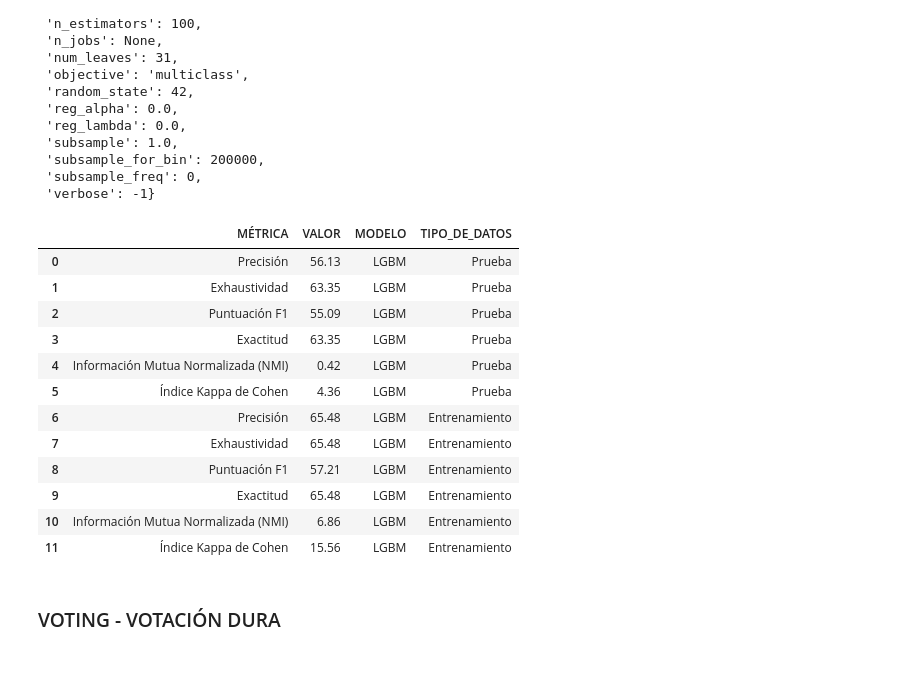
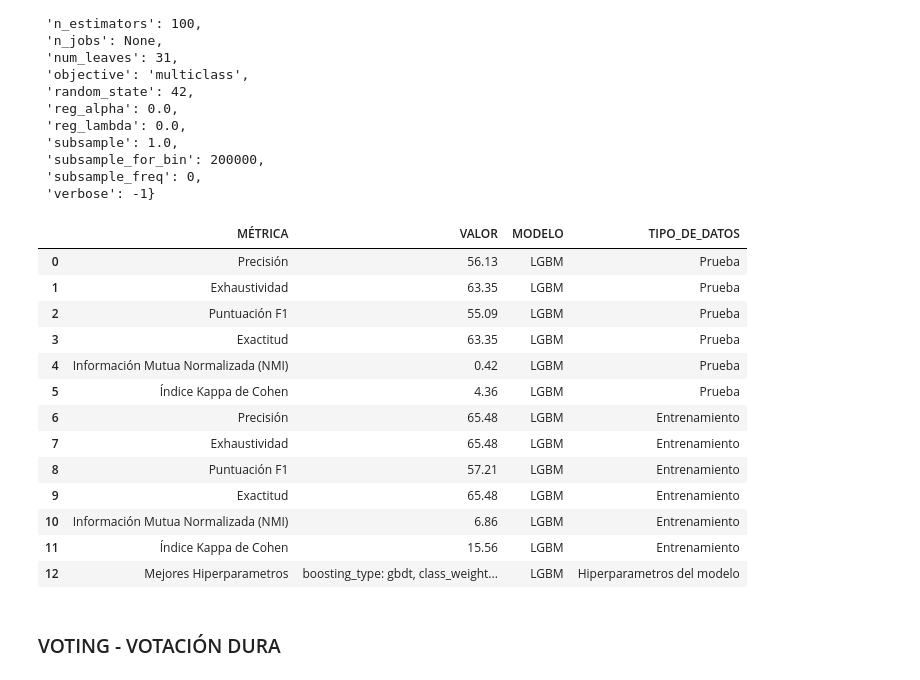
Before and after one commit to CamiloeSotoS/UNIVERSIDAD-DISTRITAL-PROYECTO, a Jupyter notebook: MÓDULO ANALÍTICA PREDICTIVA/MÓDULO_ANALITICA_MODELOS_CLASIFICACION_DEF.ipynb, the cells around one changed output. Saved outputs shown, nothing was run; the diff lists cells and outputs as text; code cells hidden in the pictures.

```diff
--- a/MÓDULO ANALÍTICA PREDICTIVA/MÓDULO_ANALITICA_MODELOS_CLASIFICACION_DEF.ipynb
+++ b/MÓDULO ANALÍTICA PREDICTIVA/MÓDULO_ANALITICA_MODELOS_CLASIFICACION_DEF.ipynb
@@ -2660,28 +2677,29 @@ mejores_hiperparametros_LIGHT
 # %%
 cadena_hiperparametros_LIGHT = ', '.join([f"{key}: {value}" for key, value in mejores_hiperparametros_LIGHT.items()])
 df_hiperparametros_LIGHT = pd.DataFrame({
     'MÉTRICA': ['Mejores Hiperparametros'],
     'VALOR': [cadena_hiperparametros_LIGHT],
     'MODELO': ['LGBM'],
     'TIPO_DE_DATOS': ['Hiperparametros del modelo']
 })
 
-resultados_df_LIGHT = pd.concat([resultados_df_LIGHT_prueba,resultados_df_LIGHT_entrenamiento], ignore_index=True)
+resultados_df_LIGHT = pd.concat([resultados_df_LIGHT_prueba,resultados_df_LIGHT_entrenamiento,df_hiperparametros_LIGHT], ignore_index=True)
 resultados_df_LIGHT
 # %% [output]
 |  | MÉTRICA | VALOR | MODELO | TIPO_DE_DATOS |
 | 0 | Precisión | 56.13 | LGBM | Prueba |
 | 1 | Exhaustividad | 63.35 | LGBM | Prueba |
 | 2 | Puntuación F1 | 55.09 | LGBM | Prueba |
 | 3 | Exactitud | 63.35 | LGBM | Prueba |
 | 4 | Información Mutua Normalizada (NMI) | 0.42 | LGBM | Prueba |
 | 5 | Índice Kappa de Cohen | 4.36 | LGBM | Prueba |
 | 6 | Precisión | 65.48 | LGBM | Entrenamiento |
 | 7 | Exhaustividad | 65.48 | LGBM | Entrenamiento |
 | 8 | Puntuación F1 | 57.21 | LGBM | Entrenamiento |
 | 9 | Exactitud | 65.48 | LGBM | Entrenamiento |
 | 10 | Información Mutua Normalizada (NMI) | 6.86 | LGBM | Entrenamiento |
 | 11 | Índice Kappa de Cohen | 15.56 | LGBM | Entrenamiento |
+| 12 | Mejores Hiperparametros | boosting_type: gbdt, class_weight... | LGBM | Hiperparametros del modelo |
 # %% [markdown]
 ### VOTING - VOTACIÓN DURA
 # %%
```
Also changed, not shown: parts of 67 cells of this notebook.
